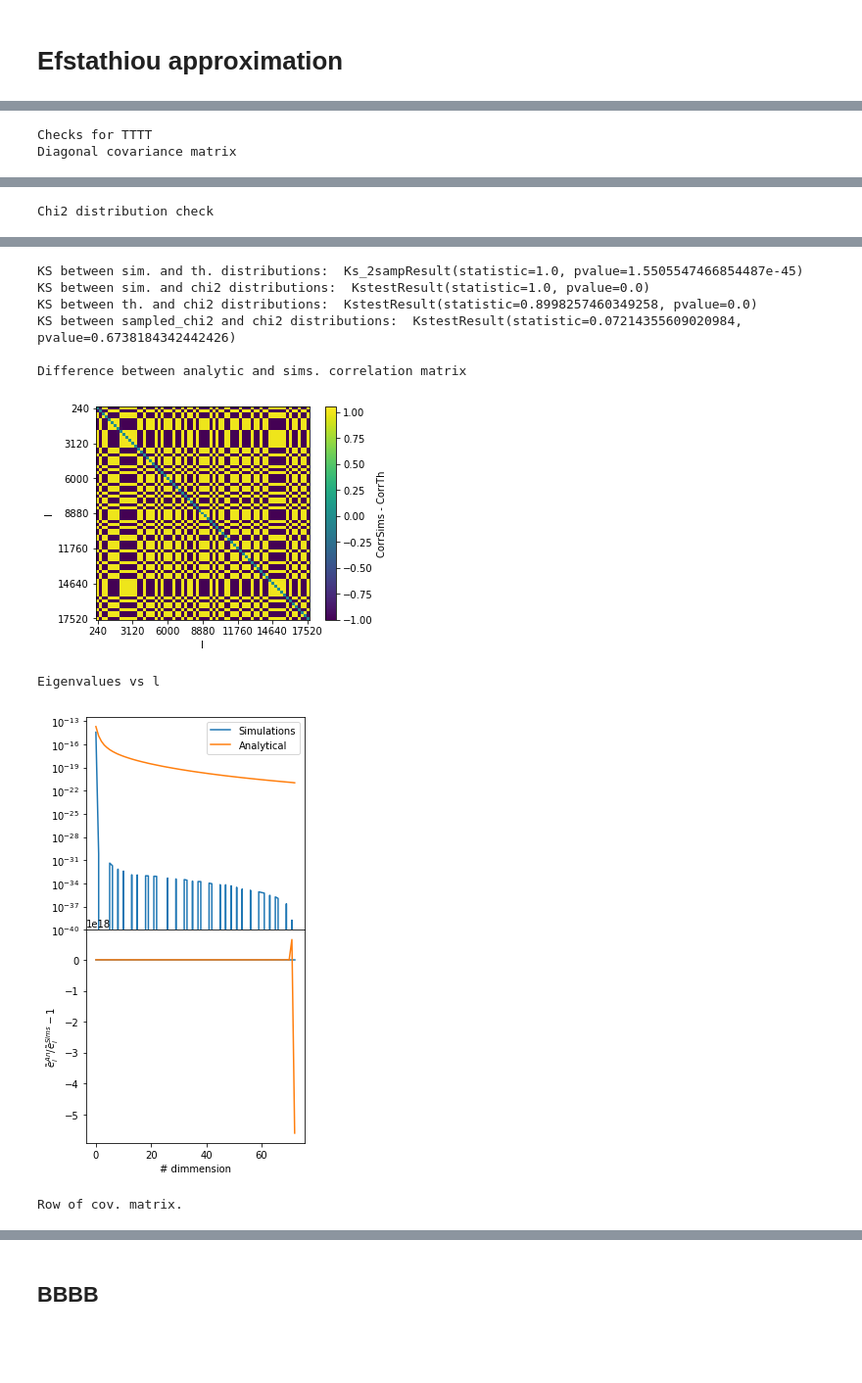
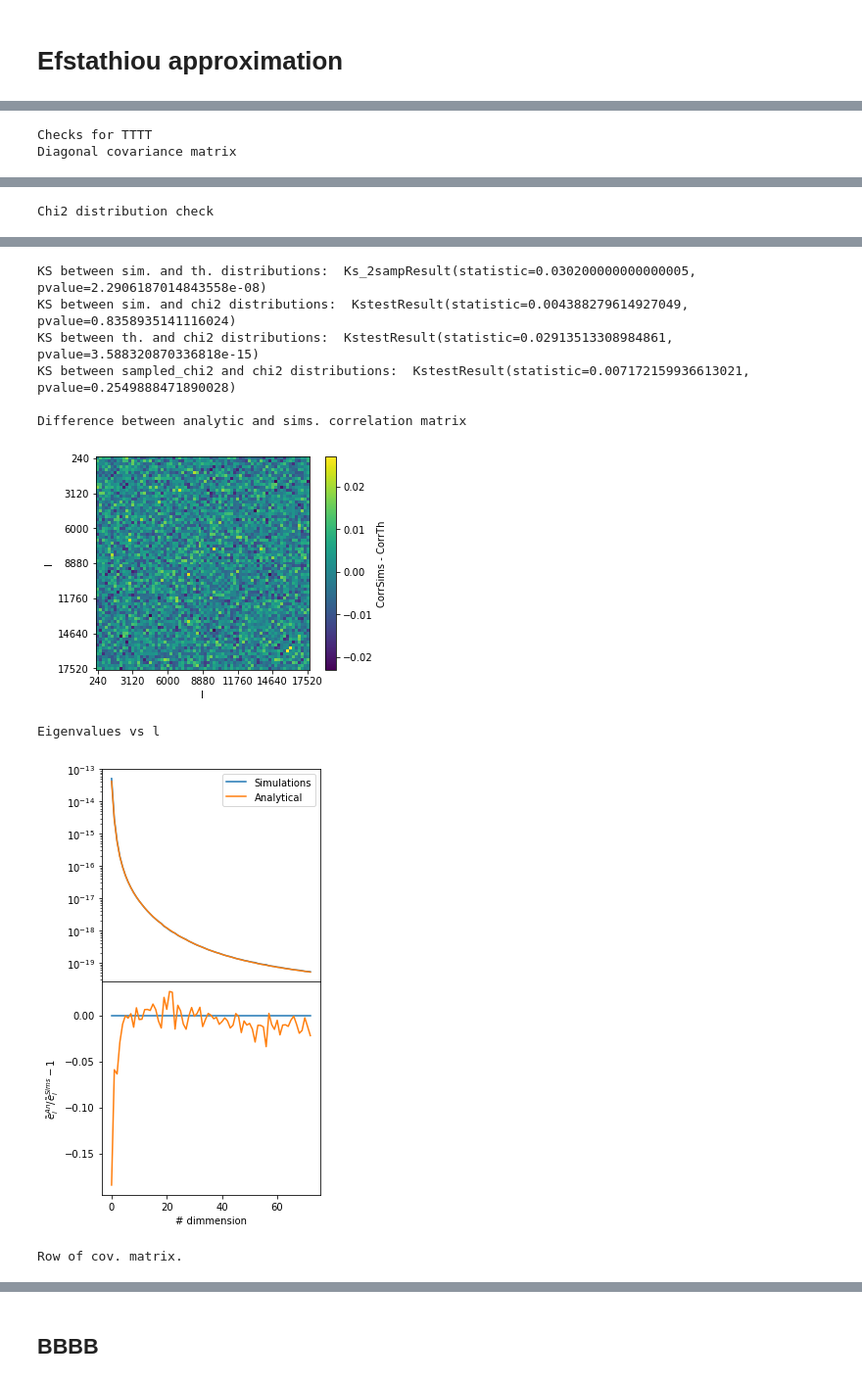
Before and after one commit to damonge/PCLCovariance, a Jupyter notebook: notebooks/flat-sky-2bins.ipynb, the cells around one changed output, grey strips where cells are left out. Shown at 98% size. Drawn from its saved outputs; the diff is of its cells as text; code cells hidden in the pictures; blank space fills up the shorter version.

```diff
--- a/notebooks/flat-sky-2bins.ipynb
+++ b/notebooks/flat-sky-2bins.ipynb
@@ -121,16 +102,21 @@ f0,f2=get_fields(fmi,mask_hsc, 'contaminants' in prefix)
 # %% [markdown]
 ### Simulations correlations
 # %%
-from glob import glob
-clfiles = glob(run_path + '_cl_0*.npz')[:2000]
+if os.path.isfile(run_path + '_cl_0001-20000.npz'):
+    cl_ar = np.load(run_path + '_cl_0001-20000.npz')['arr_0']
+else:
+    from glob import glob
+    clfiles = glob(run_path + '_cl_[0-9]*.npz')
 
-cl_ar2000 = np.empty((len(clTh_s), len(clfiles), b.get_n_bands()))
+    cl_ar = np.empty((len(clTh_s), len(clfiles), b.get_n_bands()))
 
-for i, clf in enumerate(clfiles):
-    cl = np.load(clf)['cls']
-    cl_ar[:, i] = cl  # [[3, 4, 5, 6, 9, 7, 8, 10, 11]]
+    for i, clf in enumerate(clfiles):
+        cl = np.load(clf)['cls']
+        cl_ar[:, i] = cl
 
-#clTT, clTE, clTB, clET, clEE, clEB, clBT, clBE, clBB = cl_ar
+# clT1T1, clT1E1 = cl_ar[[0, 1]]
+# clT2T2, clT2E2 = cl_ar[[15, 16]]
+clT1T2, clT1E2, clE1T2, clE1E2 = cl_ar[[3, 4, 8, 9]]
 nlbins = b.get_n_bands()
 lbins = b.get_effective_ells()
-cl_ar_mean2000 = np.mean(cl_ar2000, axis=1)
+cl_ar_mean = np.mean(cl_ar, axis=1)
@@ -141,14 +122,0 @@ cl_ar2000.shape
-# %%
-from glob import glob
-clfiles = glob(run_path + '_cl_[0-9]*.npz')
-
-cl_ar = np.empty((len(clTh_s), len(clfiles), b.get_n_bands()))
-
-for i, clf in enumerate(clfiles):
-    cl = np.load(clf)['cls']
-    cl_ar[:, i] = cl  # [[3, 4, 5, 6, 9, 7, 8, 10, 11]]
-
-#clTT, clTE, clTB, clET, clEE, clEB, clBT, clBE, clBB = cl_ar
-nlbins = b.get_n_bands()
-lbins = b.get_effective_ells()
-cl_ar_mean = np.mean(cl_ar, axis=1)
@@ -193,11 +147,11 @@ Healpix has bins of same area but its integrals are not completely exact. Someti
 # %%
 lmax = len(lbins) # (clsims['l'] < 2*512).sum()
 # %%
-CovSims_path = run_path + '_cov'+sims_suffix
+CovSims_path = run_path + '_cov' + ' _0001-20000' # sims_suffix
 if os.path.isfile(CovSims_path):
     C = np.load(CovSims_path)['arr_0']
 else:
-    C = np.cov(np.concatenate([clTT.T, clTE.T, clTB.T, clEE.T, clEB.T, clBB.T]))
+    C = np.cov(np.concatenate([clT1T2.T, clT1E2.T, clE1T2.T, clE1E2.T]))
     np.savez_compressed(CovSims_path, C)
-C = C.reshape((6, nlbins, 6, nlbins))
+C = C.reshape((4, nlbins, 4, nlbins))
 # %%
@@ -427,5 +442,5 @@ CovThN_EBBB = co.naive_covariance(lTh, l_bpw[0,:], l_bpw[1,:], fsky, cleb, clbb,
 # %%
-chi2_TTTT, corr_TTTT = co.do_all_checks(lbins[:lmax], clTT[:, :lmax], CovSims_TT[:lmax, :lmax], CovTh_TT[:lmax, :lmax], modes="TTTT")
+chi2_T1T2T1T2, corr_T1T2T1T2 = co.do_all_checks(lbins[:lmax], clT1T2[:, :lmax], CovSims_T1T2[:lmax, :lmax], CovTh_T1T2[:lmax, :lmax], modes="TTTT")
 # %% [output]
 Checks for TTTT
 Diagonal covariance matrix
@@ -436,10 +451,10 @@ Chi2 distribution check
-KS between sim. and th. distributions:  Ks_2sampResult(statistic=1.0, pvalue=1.5505547466854487e-45)
-KS between sim. and chi2 distributions:  KstestResult(statistic=1.0, pvalue=0.0)
-KS between th. and chi2 distributions:  KstestResult(statistic=0.8998257460349258, pvalue=0.0)
-KS between sampled_chi2 and chi2 distributions:  KstestResult(statistic=0.07214355609020984, pvalue=0.6738184342442426)
+KS between sim. and th. distributions:  Ks_2sampResult(statistic=0.030200000000000005, pvalue=2.2906187014843558e-08)
+KS between sim. and chi2 distributions:  KstestResult(statistic=0.004388279614927049, pvalue=0.8358935141116024)
+KS between th. and chi2 distributions:  KstestResult(statistic=0.02913513308984861, pvalue=3.588320870336818e-15)
+KS between sampled_chi2 and chi2 distributions:  KstestResult(statistic=0.007172159936613021, pvalue=0.2549888471890028)
 
 Difference between analytic and sims. correlation matrix
-[figure, old version]
+[figure, new version]
 Eigenvalues vs l
-[figure, old version]
+[figure, new version]
 Row of cov. matrix.
```
Also changed, not shown: parts of 75 cells of this notebook.
